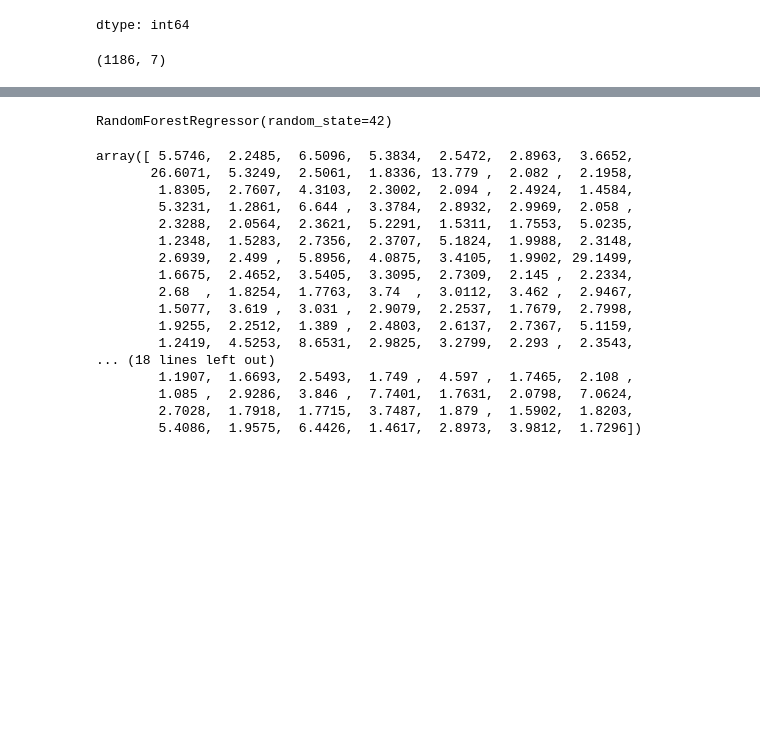
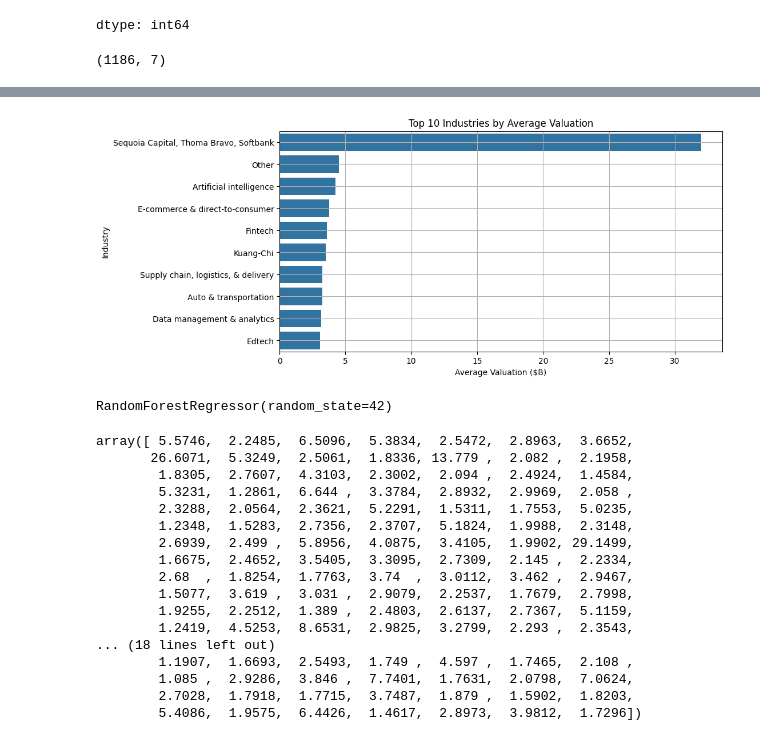
Before and after one commit to RogerSJR2004/Data-Analytics-Projects, a Jupyter notebook: Data_analyst/Project_Valuation.ipynb, the cells around one changed output, grey strips where cells are left out. Cells and saved outputs as stored; diff of their text form; code cells hidden in the pictures; blank space fills up the shorter version.

```diff
--- a/Data_analyst/Project_Valuation.ipynb
+++ b/Data_analyst/Project_Valuation.ipynb
@@ -50,3 +70,15 @@ df.dropna(subset=["Valuation ($B)"], inplace=True)
+# %%
+industry_val = df.groupby('Industry')['Valuation ($B)'].mean().sort_values(ascending=False).head(10)
+
+plt.figure(figsize=(10,5))
+sns.barplot(x=industry_val.values, y=industry_val.index)
+plt.title('Top 10 Industries by Average Valuation')
+plt.xlabel('Average Valuation ($B)')
+plt.ylabel('Industry')
+plt.grid(True)
+plt.show()
+# %% [output]
+[figure, added]
 # %%
 #Feature Selection
 features = ["Date Joined", "Country", "Industry", "Investors"]
```
Also changed, not shown: parts of 2 cells of this notebook.
